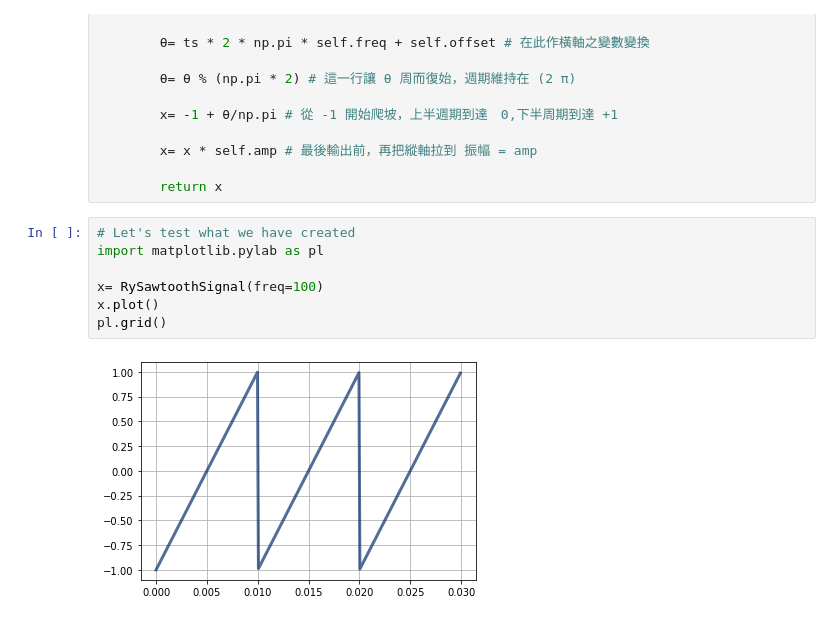
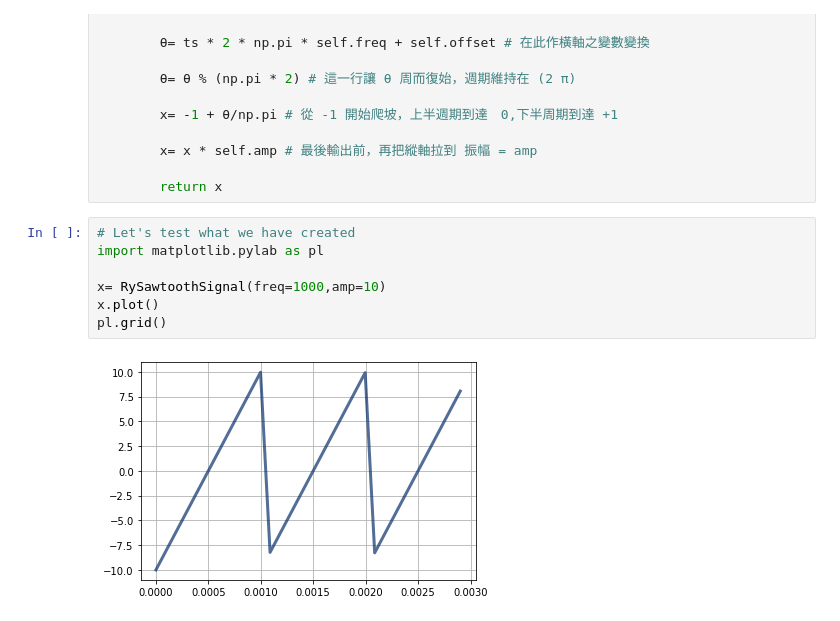
Before and after one commit to s85153546/b0729017_test, a Jupyter notebook: b0729017.ipynb, the cells around one changed output. Saved outputs shown, nothing was run; the diff lists cells and outputs as text.

```diff
--- a/b0729017.ipynb
+++ b/b0729017.ipynb
@@ -67,12 +67,12 @@ class b0729017_RySawtoothSignal(Sinusoid):
 # %%
 # Let's test what we have created
 import matplotlib.pylab as pl
 
-x= RySawtoothSignal(freq=100)
+x= RySawtoothSignal(freq=1000,amp=10)
 x.plot()
 pl.grid()
 # %% [output]
-[figure, old version]
+[figure, new version]
 # %%
 w= x.make_wave()
 w.segment(duration=.1).plot()
```
Also changed, not shown: parts of 2 cells of this notebook.
